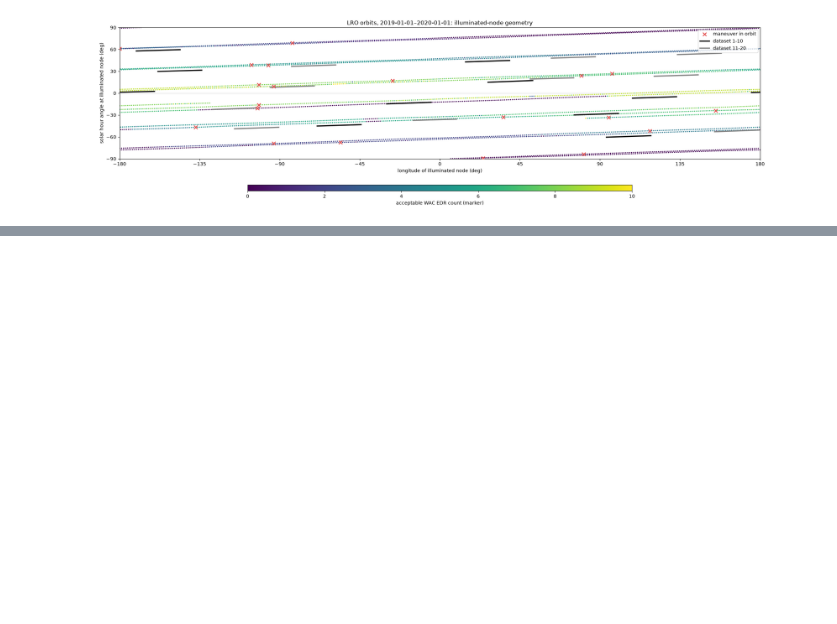
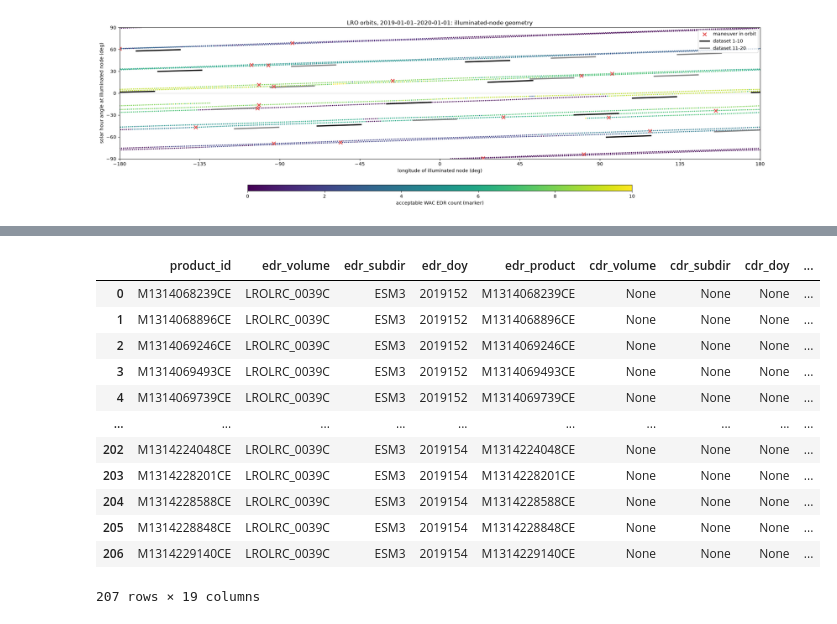
Before and after one commit to trey0/trntest, a Jupyter notebook: notebooks/select_datasets.ipynb, the cells around one changed output, grey strips where cells are left out. Saved outputs shown, nothing was run; the diff lists cells and outputs as text; code cells hidden in the pictures; blank space fills up the shorter version.

```diff
--- a/notebooks/select_datasets.ipynb
+++ b/notebooks/select_datasets.ipynb
@@ -160,0 +173,18 @@ plotting.plot_illuminated_node_scatter(orbits_df, PERIOD_START, PERIOD_END, sele
+# %%
+orbit_sequence = selected_datasets.iloc[0]
+images = dataset_selection.resolve_orbit_sequence(orbit_sequence, config, MIN_SUN_ELEVATION_DEG, MAX_EMISSION_ANGLE_DEG)
+images
+# %% [output]
+|  | product_id | edr_volume | edr_subdir | edr_doy | edr_product | cdr_volume | cdr_subdir | cdr_doy | ... |
+| 0 | M1314068239CE | LROLRC_0039C | ESM3 | 2019152 | M1314068239CE | None | None | None | ... |
+| 1 | M1314068896CE | LROLRC_0039C | ESM3 | 2019152 | M1314068896CE | None | None | None | ... |
+| 2 | M1314069246CE | LROLRC_0039C | ESM3 | 2019152 | M1314069246CE | None | None | None | ... |
+| 3 | M1314069493CE | LROLRC_0039C | ESM3 | 2019152 | M1314069493CE | None | None | None | ... |
+| 4 | M1314069739CE | LROLRC_0039C | ESM3 | 2019152 | M1314069739CE | None | None | None | ... |
+| ... | ... | ... | ... | ... | ... | ... | ... | ... | ... |
+| 202 | M1314224048CE | LROLRC_0039C | ESM3 | 2019154 | M1314224048CE | None | None | None | ... |
+| 203 | M1314228201CE | LROLRC_0039C | ESM3 | 2019154 | M1314228201CE | None | None | None | ... |
+| 204 | M1314228588CE | LROLRC_0039C | ESM3 | 2019154 | M1314228588CE | None | None | None | ... |
+| 205 | M1314228848CE | LROLRC_0039C | ESM3 | 2019154 | M1314228848CE | None | None | None | ... |
+| 206 | M1314229140CE | LROLRC_0039C | ESM3 | 2019154 | M1314229140CE | None | None | None | ... |
+207 rows × 19 columns
```
Also changed, not shown: parts of 4 cells of this notebook, 7 other files.
